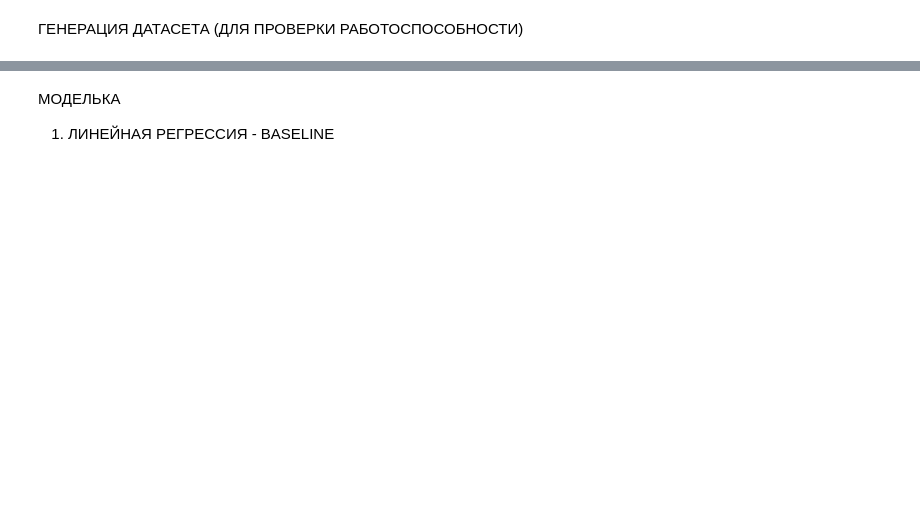
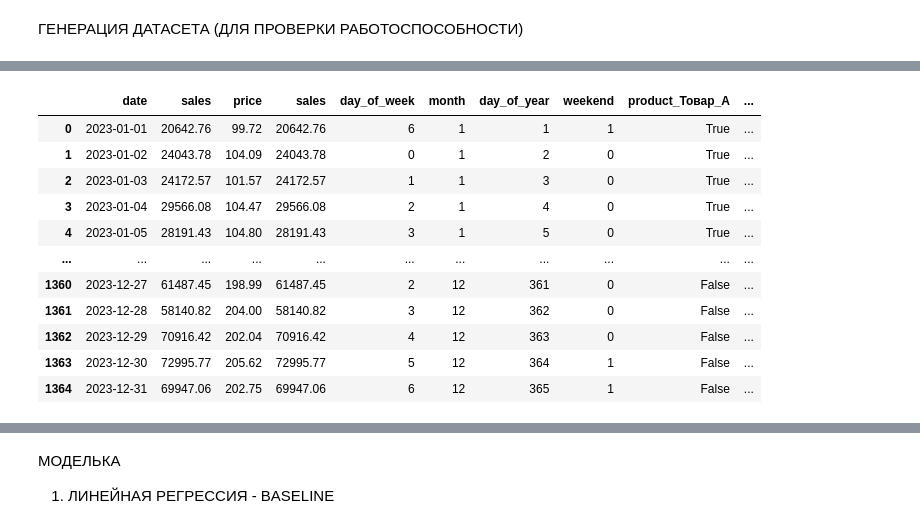
Before and after one commit to vviqkly/ML_project, a Jupyter notebook: test_model.ipynb, the cells around one changed output, grey strips where cells are left out. Drawn from its saved outputs; the diff is of its cells as text; code cells hidden in the pictures; blank space fills up the shorter version.

Commit message:
Предобработка данных + baseline (Линейная регрессия)

```diff
--- a/test_model.ipynb
+++ b/test_model.ipynb
@@ -121,0 +146,81 @@ print(f"Нормализованные данные:\n   Train: {train_sales[0][
+# %%
+import pandas as pd
+import numpy as np
+from sklearn.preprocessing import StandardScaler
+from sklearn.preprocessing import MinMaxScaler
+
+df = pd.read_csv('sales_data.csv', parse_dates=['date'])
+
+train = df[df["date"] < "2024-01-01"].copy()
+test = df[df["date"] >= "2024-01-01"].copy()
+
+print("Размер выборок:")
+print(f"  train: {len(train)} записей")
+print(f"  test:  {len(test)} записей")
+
+
+def preprocess_for_lr(df, is_train=True):
+    df = df.copy()
+
+    # Извлекаем признаки из даты
+    df['day_of_week'] = df['date'].dt.dayofweek      # день недели (0=пн, 6=вс)
+    df['month'] = df['date'].dt.month                # месяц (1-12)
+    df['day_of_year'] = df['date'].dt.dayofyear      # день в году (1-365)
+    df['weekend'] = (df['date'].dt.dayofweek >= 5).astype(int)  # выходной ли день (1=да, 0=нет)
+
+    # One-hot кодирование
+    df = pd.get_dummies(df, columns=['product'], prefix='product', drop_first=False)
+
+    # Убедимся, что колонки с товарами есть (на случай если в test нет какого-то товара)
+    product_cols = ['product_Товар_A', 'product_Товар_B', 'product_Товар_C']
+    for col in product_cols:
+        if col not in df.columns:
+            df[col] = 0
+
+    return df
+
+train_processed = preprocess_for_lr(train, is_train=True)
+test_processed = preprocess_for_lr(test, is_train=False)
+
+# Числовые признаки
+numeric_features = ['price', 'sales', 'day_of_week', 'month', 'day_of_year', 'weekend']
+
+# Категориальные признаки (one-hot)
+product_features = ['product_Товар_A', 'product_Товар_B', 'product_Товар_C']
+
+# Все признаки
+all_features = numeric_features + product_features
+
+# Целевая переменная
+target = 'quantity'
+
+# Разделение на выборки
+X_train = train_processed[all_features]
+y_train = train_processed[target]
+X_test = test_processed[all_features]
+y_test = test_processed[target]
+
+print(f"\nФорма данных:")
+print(f"  X_train: {X_train.shape}")
+print(f"  X_test:  {X_test.shape}")
+
+# Проверка на пропуски + заполнение средним значением если есть
+for col in numeric_features:
+    if test_processed[col].isnull().sum() > 0:
+        median_val = train_processed[col].median()
+        test_processed[col] = test_processed[col].fillna(median_val)
+
+display(train_processed[['date', 'sales'] + all_features])
+
+# Масштабирование
+scaler = StandardScaler()
+# scaler = MinMaxScaler()
+X_train_scaled = scaler.fit_transform(X_train)
+X_test_scaled = scaler.transform(X_test)
+
+X_train_scaled_df = pd.DataFrame(X_train_scaled, columns=all_features)
+X_test_scaled_df = pd.DataFrame(X_test_scaled, columns=all_features)
+
+print("\nПосле масштабирования:")
+display(X_train_scaled_df.head())
+# %% [output]
@@ -121,0 +234,12 @@ print(f"Нормализованные данные:\n   Train: {train_sales[0][
+|  | date | sales | price | sales | day_of_week | month | day_of_year | weekend | product_Товар_A | ... |
+| 0 | 2023-01-01 | 20642.76 | 99.72 | 20642.76 | 6 | 1 | 1 | 1 | True | ... |
+| 1 | 2023-01-02 | 24043.78 | 104.09 | 24043.78 | 0 | 1 | 2 | 0 | True | ... |
+| 2 | 2023-01-03 | 24172.57 | 101.57 | 24172.57 | 1 | 1 | 3 | 0 | True | ... |
+| 3 | 2023-01-04 | 29566.08 | 104.47 | 29566.08 | 2 | 1 | 4 | 0 | True | ... |
+| 4 | 2023-01-05 | 28191.43 | 104.80 | 28191.43 | 3 | 1 | 5 | 0 | True | ... |
+| ... | ... | ... | ... | ... | ... | ... | ... | ... | ... | ... |
+| 1360 | 2023-12-27 | 61487.45 | 198.99 | 61487.45 | 2 | 12 | 361 | 0 | False | ... |
+| 1361 | 2023-12-28 | 58140.82 | 204.00 | 58140.82 | 3 | 12 | 362 | 0 | False | ... |
+| 1362 | 2023-12-29 | 70916.42 | 202.04 | 70916.42 | 4 | 12 | 363 | 0 | False | ... |
+| 1363 | 2023-12-30 | 72995.77 | 205.62 | 72995.77 | 5 | 12 | 364 | 1 | False | ... |
+| 1364 | 2023-12-31 | 69947.06 | 202.75 | 69947.06 | 6 | 12 | 365 | 1 | False | ... |
```
Also changed, not shown: parts of 11 cells of this notebook, 1 other file.
